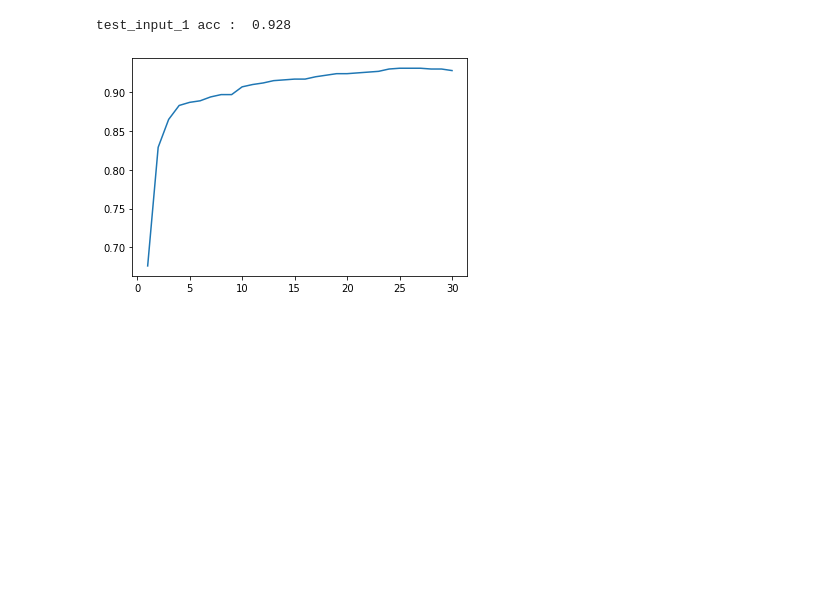
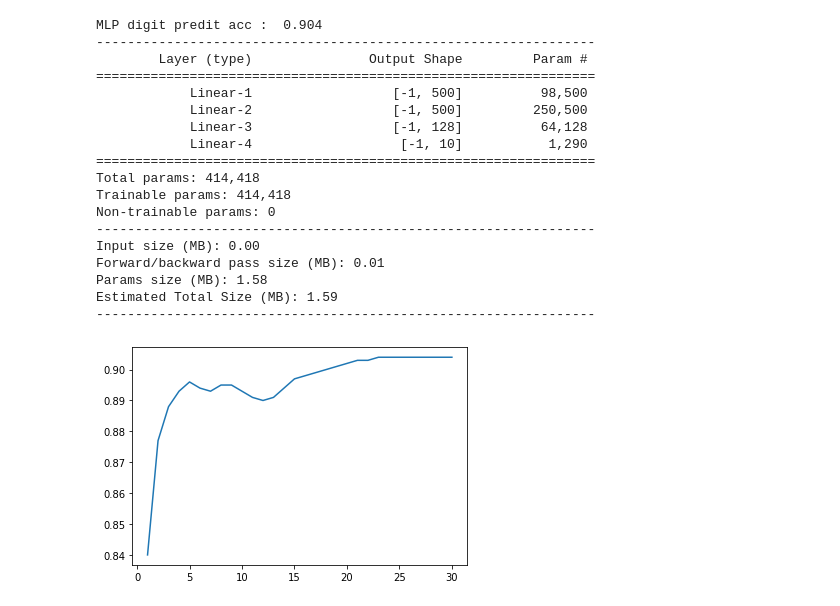
Before and after one commit to lai86423/DL_pytorchModel_UNIGE_DL_project1, a Jupyter notebook: project1.ipynb, the cells around one changed output. Cells and saved outputs as stored; diff of their text form; code cells hidden in the pictures; blank space fills up the shorter version.

```diff
--- a/project1.ipynb
+++ b/project1.ipynb
@@ -24,0 +178,18 @@ class Net(nn.Module):
+# %%
+# [Method 2: Train two inputs on two Models] # for train_input_1 on model1
+model1 = Net()
+η = 0.002 #If it too big, it will fail!
+mini_batch_size = 50
+nb_epochs =30
+acc_epoch = []
+for e in range(nb_epochs):
+    #print(train_input_1, train_classes_1)
+    model1, acc_loss = train_model(model1, train_input_1, train_classes_1, mini_batch_size)
+    acc, output_class_1 = compute_nb_errors(model1, test_input_1, test_classes_1, mini_batch_size)
+    # print('epoch :', e, ' loss :', round(acc_loss))
+    # print('acc : ', acc)
+    # print('----------')
+    acc_epoch.append(acc)
+# plotting
+my_plot(np.linspace(1, nb_epochs, nb_epochs).astype(int), acc_epoch)
+print('Method 2 digit predit for test_input_1 acc : ', acc)
@@ -103,22 +261,37 @@ def my_plot(epochs, accu):
 # %%
-model = Net()
-η = 0.002 #If it too big, it will fail!
+modelx = MLP_Net()
+η = 0.002
 mini_batch_size = 50
 nb_epochs =30
 acc_epoch = []
-#print(train_input, train_target)
 for e in range(nb_epochs):
     #print(train_input_1, train_classes_1)
-    model, acc_loss = train_model(model, train_input_1, train_classes_1, mini_batch_size)
-    acc, output_class_1 = compute_nb_errors(model, test_input_1, test_classes_1, mini_batch_size)
-    # print('epoch :', e, ' loss :', round(acc_loss))
-    # print('acc : ', acc)
-    # print('----------')
+    modelx, acc_loss = train_model1(modelx, train_input_1[:, 0], train_classes_1, mini_batch_size)
+    acc, output_class_1 = compute_nb_errors(modelx, test_input_1, test_classes_1, mini_batch_size)
+    modelx, acc_loss = train_model1(modelx, train_input_2, train_classes_2, mini_batch_size)
+    acc, output_class_2 = compute_nb_errors(modelx, test_input_2, test_classes_2, mini_batch_size)
     acc_epoch.append(acc)
 # plotting
 my_plot(np.linspace(1, nb_epochs, nb_epochs).astype(int), acc_epoch)
-print('test_input_1 acc : ', acc)
-model1 = model #save first input training model
+print('MLP digit predit acc : ', acc)
+summary(modelx, (1, 14, 14))
 # %% [output]
-test_input_1 acc :  0.928
+MLP digit predit acc :  0.904
+----------------------------------------------------------------
+        Layer (type)               Output Shape         Param #
+================================================================
+            Linear-1                  [-1, 500]          98,500
+            Linear-2                  [-1, 500]         250,500
+            Linear-3                  [-1, 128]          64,128
+            Linear-4                   [-1, 10]           1,290
+================================================================
+Total params: 414,418
+Trainable params: 414,418
+Non-trainable params: 0
+----------------------------------------------------------------
+Input size (MB): 0.00
+Forward/backward pass size (MB): 0.01
+Params size (MB): 1.58
+Estimated Total Size (MB): 1.59
+----------------------------------------------------------------
-[figure, old version]
+[figure, new version]
```
Also changed, not shown: parts of 29 cells of this notebook, 2 other files.
